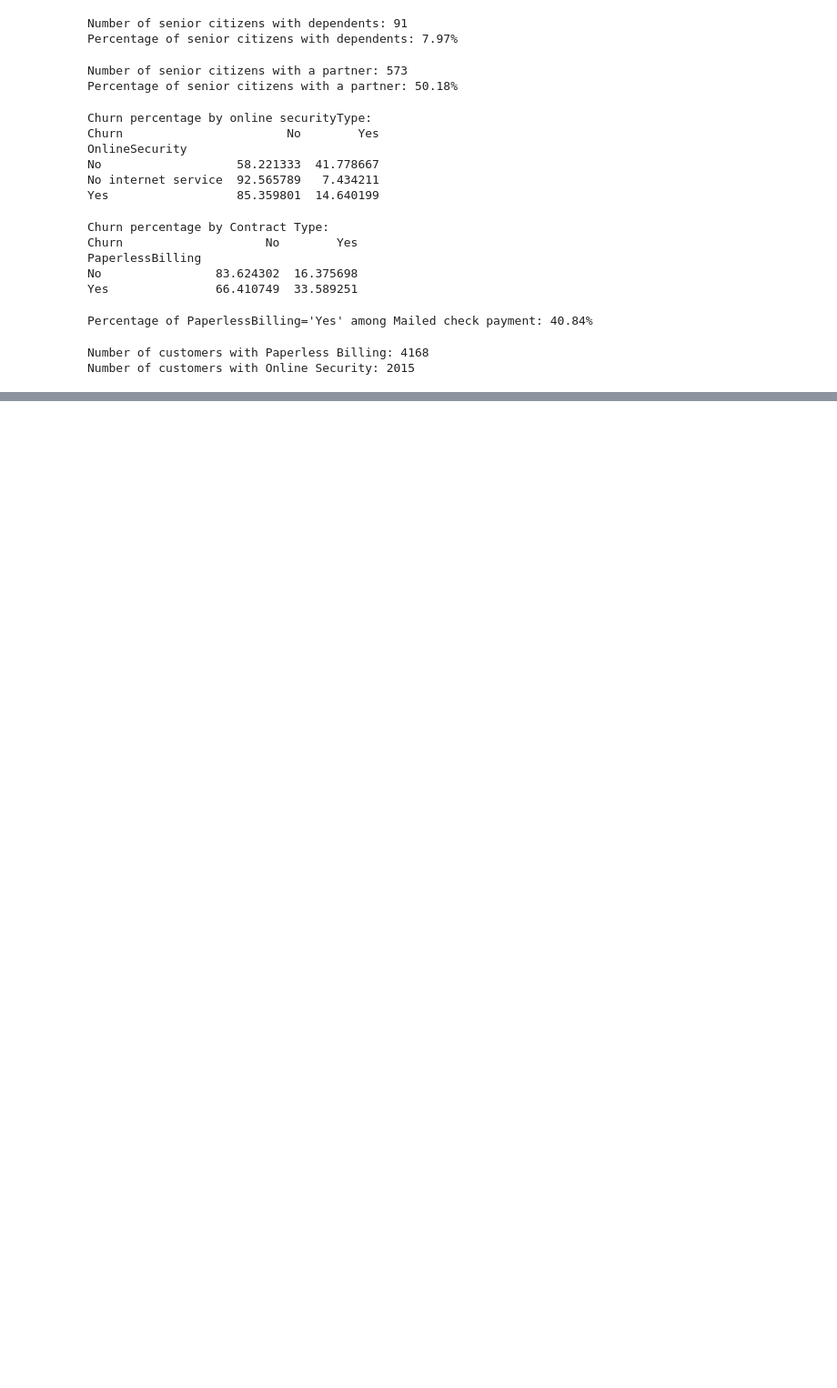
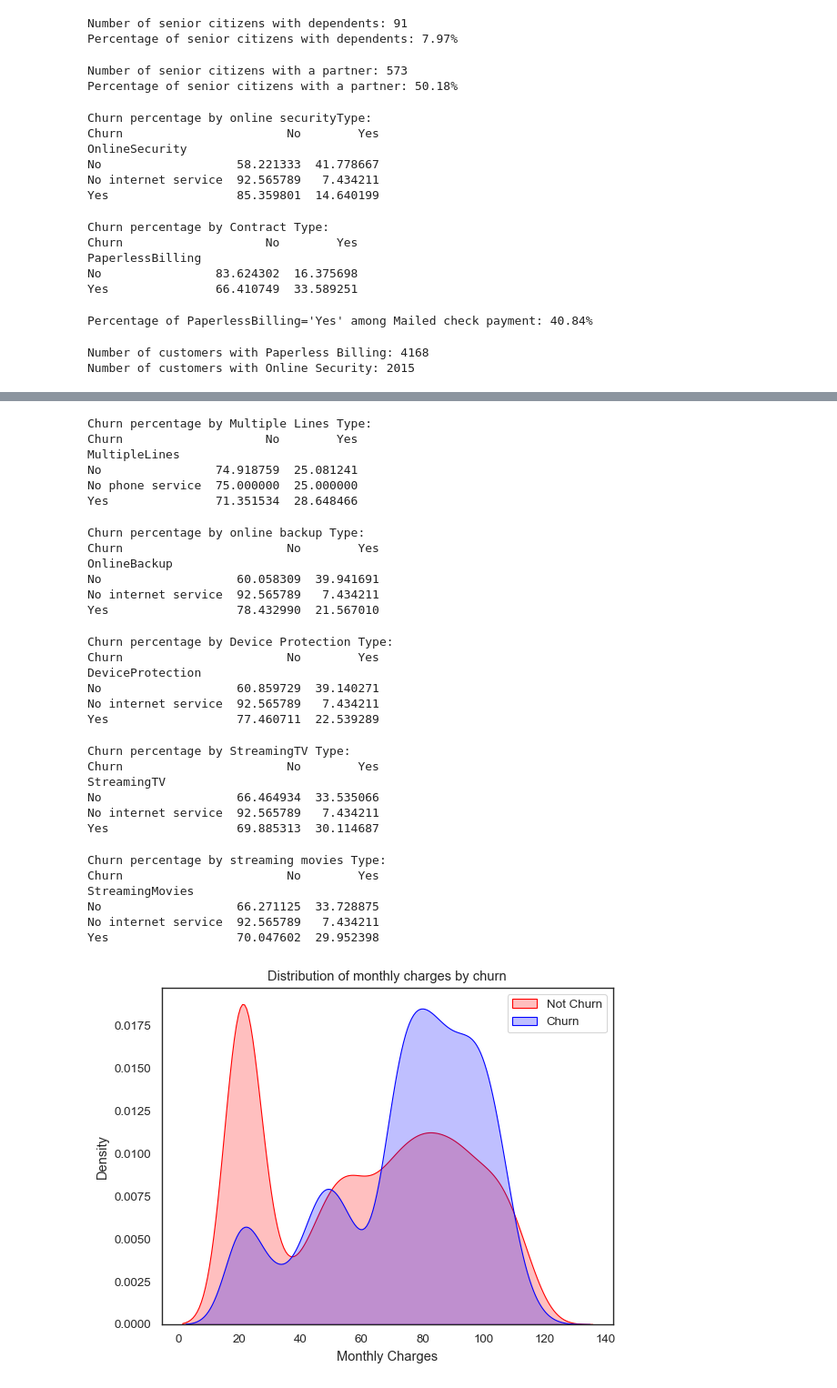
Before and after one commit to Ahmed-Estiak/customer-churn-demo, a Jupyter notebook: customer-churn1demo.ipynb, the cells around one changed output, grey strips where cells are left out. Shown at 91% size. Cells and saved outputs as stored; diff of their text form; code cells hidden in the pictures; blank space fills up the shorter version.

Commit message:
churn data analysis 0.2

```diff
--- a/customer-churn1demo.ipynb
+++ b/customer-churn1demo.ipynb
@@ -950,0 +983,72 @@ Number of customers with Online Security: 2015
+# %%
+multilines_churn_percentage = df.groupby('MultipleLines')['Churn'].value_counts(normalize=True).mul(100).unstack()
+
+print("Churn percentage by Multiple Lines Type:")
+print(multilines_churn_percentage)
+# %% [output]
+Churn percentage by Multiple Lines Type:
+Churn                    No        Yes
+MultipleLines
+No                74.918759  25.081241
+No phone service  75.000000  25.000000
+Yes               71.351534  28.648466
+# %%
+onlinebackup_churn_percentage = df.groupby('OnlineBackup')['Churn'].value_counts(normalize=True).mul(100).unstack()
+
+print("Churn percentage by online backup Type:")
+print(onlinebackup_churn_percentage)
+# %% [output]
+Churn percentage by online backup Type:
+Churn                       No        Yes
+OnlineBackup
+No                   60.058309  39.941691
+No internet service  92.565789   7.434211
+Yes                  78.432990  21.567010
+# %%
+deviceprotection_churn_percentage = df.groupby('DeviceProtection')['Churn'].value_counts(normalize=True).mul(100).unstack()
+
+print("Churn percentage by Device Protection Type:")
+print(deviceprotection_churn_percentage)
+# %% [output]
+Churn percentage by Device Protection Type:
+Churn                       No        Yes
+DeviceProtection
+No                   60.859729  39.140271
+No internet service  92.565789   7.434211
+Yes                  77.460711  22.539289
+# %%
+streamingTV_churn_percentage = df.groupby('StreamingTV')['Churn'].value_counts(normalize=True).mul(100).unstack()
+
+print("Churn percentage by StreamingTV Type:")
+print(streamingTV_churn_percentage)
+# %% [output]
+Churn percentage by StreamingTV Type:
+Churn                       No        Yes
+StreamingTV
+No                   66.464934  33.535066
+No internet service  92.565789   7.434211
+Yes                  69.885313  30.114687
+# %%
+streamingMovies_churn_percentage = df.groupby('StreamingMovies')['Churn'].value_counts(normalize=True).mul(100).unstack()
+
+print("Churn percentage by streaming movies Type:")
+print(streamingMovies_churn_percentage)
+# %% [output]
+Churn percentage by streaming movies Type:
+Churn                       No        Yes
+StreamingMovies
+No                   66.271125  33.728875
+No internet service  92.565789   7.434211
+Yes                  70.047602  29.952398
+# %%
+sns.set_context("paper",font_scale=1.1)
+ax = sns.kdeplot(df.MonthlyCharges[(df["Churn"] == 'No') ],
+                color="Red", shade = True);
+ax = sns.kdeplot(df.MonthlyCharges[(df["Churn"] == 'Yes') ],
+                ax =ax, color="Blue", shade= True);
+ax.legend(["Not Churn","Churn"],loc='upper right');
+ax.set_ylabel('Density');
+ax.set_xlabel('Monthly Charges');
+ax.set_title('Distribution of monthly charges by churn');
+# %% [output]
+[figure, added]
```
Also changed, not shown: parts of 9 cells of this notebook.
